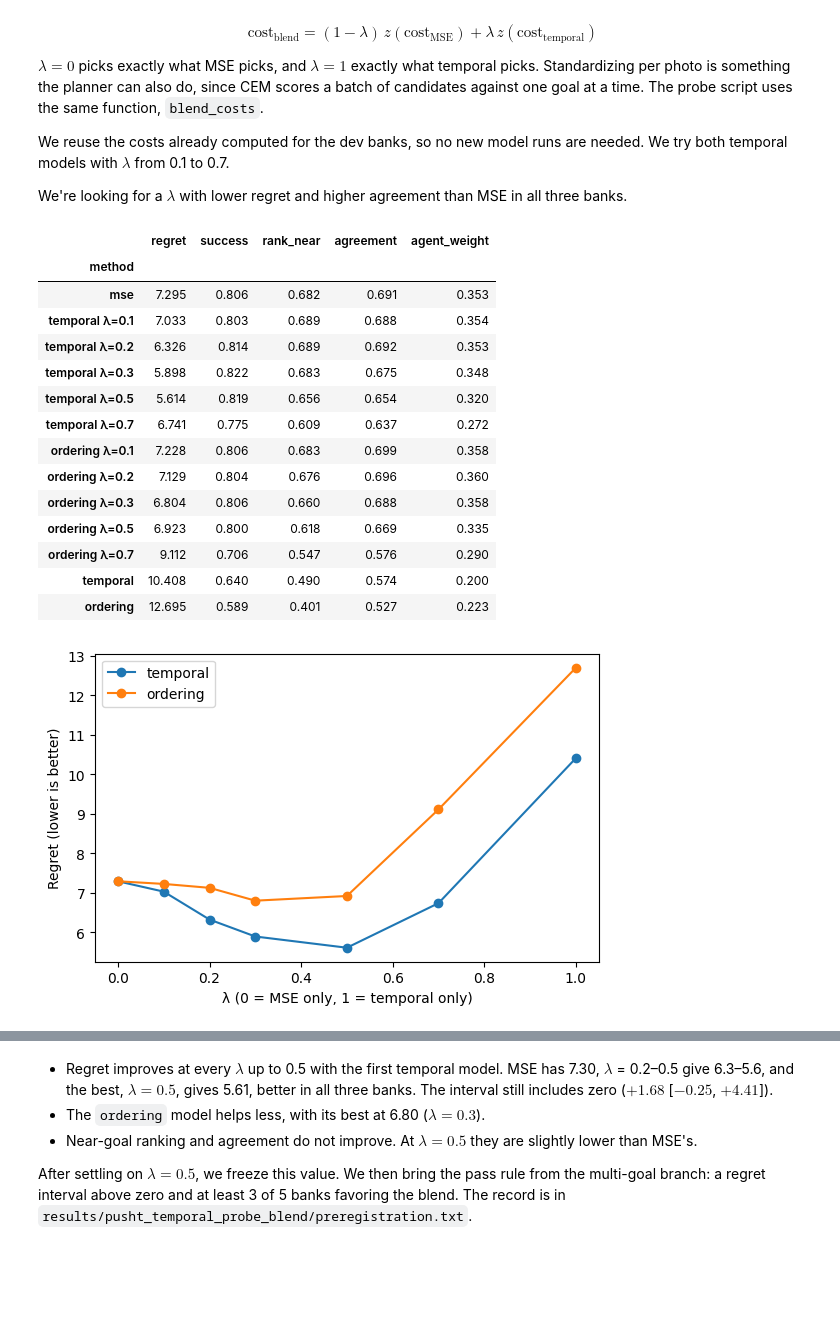
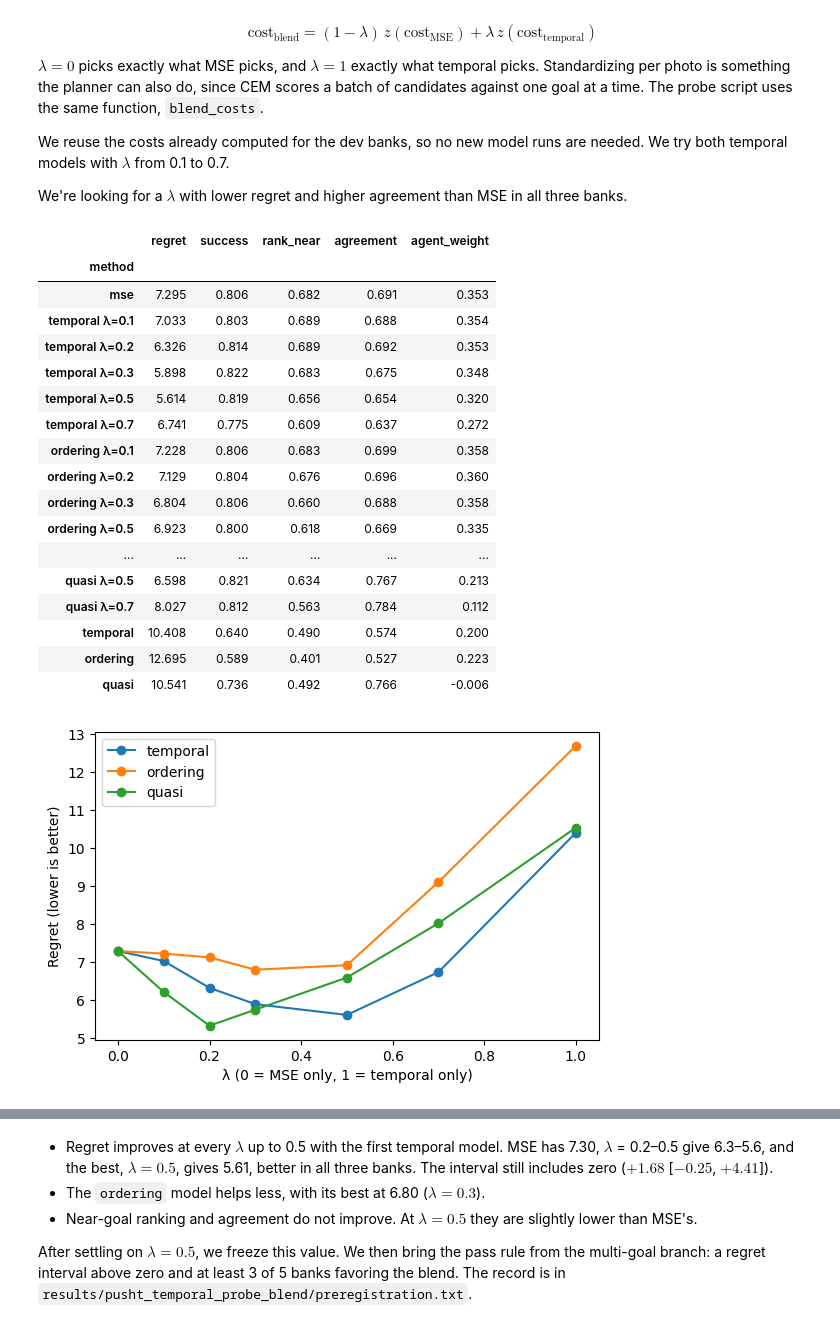
Before and after one commit to AmadeoDeLaVega/JEPA-Planning, a Jupyter notebook: code/debug/temporal_cost.ipynb, the cells around one changed output, grey strips where cells are left out. Saved outputs shown, nothing was run; the diff lists cells and outputs as text; code cells hidden in the pictures; blank space fills up the shorter version.

```diff
--- a/code/debug/temporal_cost.ipynb
+++ b/code/debug/temporal_cost.ipynb
@@ -51,6 +51,7 @@ from experiments.run_pusht_multi_goal_probe import _render_states, generate_acti
 from experiments.run_pusht_temporal_probe import load_cost, mse_costs, temporal_costs
 from experiments.summarize_pusht_multi_goal import hierarchical_interval
 from experiments.train_pusht_temporal_cost import strided_frames
+from experiments.train_pusht_quasimetric_cost import build_cost
 from jepa_planning.model import load_world_model
 from jepa_planning.pusht_multi_goal import encode_observations, physical_errors, state_from
 from jepa_planning.temporal_cost import photo_agreement
@@ -58,16 +59,22 @@ from jepa_planning.temporal_cost import photo_agreement
 DEV_BANKS = [20261301, 20261302, 20261303]
 COST_PATH = ROOT / "results/pusht_temporal_cost/seed_20261201/temporal_cost.pt"
 ORDERING_PATH = ROOT / "results/pusht_temporal_cost/ordering_seed_20261201/temporal_cost.pt"  # step 8
+QUASI_PATH = ROOT / "results/pusht_quasimetric_cost/seed_20261201/quasimetric_cost.pt"  # minimum-step cost
 device = torch.device("cuda")
 
 model = load_world_model("pusht", "cuda").requires_grad_(False).eval()
 cost = load_cost(COST_PATH, device)
 ordering_cost = load_cost(ORDERING_PATH, device)
+quasi_saved = torch.load(QUASI_PATH, map_location=device, weights_only=True)
+quasi_cost = build_cost(quasi_saved["config"]).to(device)
+quasi_cost.load_state_dict(quasi_saved["state_dict"])
+quasi_cost.eval()
 train_config = torch.load(COST_PATH, map_location="cpu", weights_only=True)["config"]
 METHODS = {
     "mse": mse_costs,
     "temporal": lambda x, g: temporal_costs(cost, x, g),
     "ordering": lambda x, g: temporal_costs(ordering_cost, x, g),  # only used from step 8 on
+    "quasi": lambda x, g: temporal_costs(quasi_cost, x, g),  # quasimetric (minimum-step) cost
 }
 # %% [markdown]
 ## What one probe task looks like
@@ -523,11 +554,11 @@ $z(\cdot)$ here denotes normalize (z-score). That puts MSE and temporal on the s
 
 The example below shows the raw data behind one such fit.
 # %%
-figure, axes = plt.subplots(2, 2, figsize=(9, 6.5), sharex="col")
+figure, axes = plt.subplots(3, 2, figsize=(9, 9.5), sharex="col")
 poses, agents, goal_pose = example["poses"], example["agents"], example["goal_pose"]
 t_err = physical_errors(poses, goal_pose)[2]
 agent_distance = np.linalg.norm(agents - example["photo_agents"]["random_agent"][0], axis=1)
-for row, method in enumerate(("mse", "temporal")):
+for row, method in enumerate(("mse", "temporal", "quasi")):
     costs = example["costs"]["predicted", "random_agent", method][:, 0]
     fit = grade_photo(costs, poses, agents, goal_pose, example["photo_agents"]["random_agent"][0])
     axes[row, 0].scatter(t_err, costs, s=14)
@@ -535,8 +566,8 @@ for row, method in enumerate(("mse", "temporal")):
     axes[row, 0].set_ylabel(f"{method} cost")
     axes[row, 0].set_title(f"{method}: t_weight {fit['t_weight']:.2f}, r2 {fit['r2']:.2f}", fontsize=10)
     axes[row, 1].set_title(f"{method}: agent_weight {fit['agent_weight']:.2f}", fontsize=10)
-axes[1, 0].set_xlabel("T error")
-axes[1, 1].set_xlabel("Agent distance to photo's agent")
+axes[2, 0].set_xlabel("T error")
+axes[2, 1].set_xlabel("Agent distance to photo's agent")
 plt.tight_layout()
 plt.show()
 # %% [output]
@@ -710,7 +762,7 @@ for block in branch_scenes:
 branches = pd.DataFrame(branch_rows)
 print(f"{branches.task.nunique() * len(branch_scenes)} branch tasks over {len(branch_scenes)} scenes, 100 candidates each")
 display(branches.groupby("method")[["regret", "rank_all", "rank_near"]].mean().T.round(3))
-for method in ("temporal", "ordering"):
-    display(compare(["regret", "rank_all", "rank_near"], method=method, baseline="mse", data=branches))
+display(compare_methods(["regret", "rank_all", "rank_near"], methods=("temporal", "ordering", "quasi"), data=branches))
+display(compare(["regret", "rank_all", "rank_near"], method="quasi", baseline="temporal", data=branches))
 # %% [output]
 216 branch tasks over 8 scenes, 100 candidates each
@@ -777,50 +835,54 @@ We're looking for a $\lambda$ with lower regret and higher agreement than MSE in
 from jepa_planning.temporal_cost import blend_costs
 
 LAMBDAS = [0.1, 0.2, 0.3, 0.5, 0.7]
+LEARNED = ("temporal", "ordering", "quasi")
 blend_rows = []
 for task in tasks:
     mse = task["costs"]["predicted", "random_agent", "mse"]
     options = {"mse": mse} | {
         f"{learned} λ={weight}": blend_costs(mse, task["costs"]["predicted", "random_agent", learned], weight)
-        for learned in ("temporal", "ordering")
+        for learned in LEARNED
         for weight in LAMBDAS
-    } | {learned: task["costs"]["predicted", "random_agent", learned] for learned in ("temporal", "ordering")}
+    } | {learned: task["costs"]["predicted", "random_agent", learned] for learned in LEARNED}
     for method, costs in options.items():
         graded = [
             grade_photo(costs[:, k], task["poses"], task["agents"], task["goal_pose"], task["photo_agents"]["random_agent"][k])
             for k in range(costs.shape[1])
         ]
         row = pd.DataFrame(graded).mean().to_dict()
         blend_rows.append({"seed": task["seed"], "task": task["task"], "method": method, "agreement": photo_agreement(costs), **row})
 blends = pd.DataFrame(blend_rows)
 
-order = ["mse"] + [f"{learned} λ={weight}" for learned in ("temporal", "ordering") for weight in LAMBDAS] + ["temporal", "ordering"]
+order = ["mse"] + [f"{learned} λ={weight}" for learned in LEARNED for weight in LAMBDAS] + list(LEARNED)
 display(blends.groupby("method")[["regret", "success", "rank_near", "agreement", "agent_weight"]].mean().loc[order].round(3))
 
 figure, axis = plt.subplots(figsize=(6.5, 4))
-for learned in ("temporal", "ordering"):
+for learned in LEARNED:
     names = ["mse"] + [f"{learned} λ={weight}" for weight in LAMBDAS] + [learned]
     axis.plot([0] + LAMBDAS + [1], [blends[blends.method == name].regret.mean() for name in names], marker="o", label=learned)
 axis.set_xlabel("λ (0 = MSE only, 1 = temporal only)")
 axis.set_ylabel("Regret (lower is better)")
 axis.legend()
 plt.show()
 # %% [output]
 |  | regret | success | rank_near | agreement | agent_weight |
 | method |  |  |  |  |  |
 | mse | 7.295 | 0.806 | 0.682 | 0.691 | 0.353 |
 | temporal λ=0.1 | 7.033 | 0.803 | 0.689 | 0.688 | 0.354 |
 | temporal λ=0.2 | 6.326 | 0.814 | 0.689 | 0.692 | 0.353 |
 | temporal λ=0.3 | 5.898 | 0.822 | 0.683 | 0.675 | 0.348 |
 | temporal λ=0.5 | 5.614 | 0.819 | 0.656 | 0.654 | 0.320 |
 | temporal λ=0.7 | 6.741 | 0.775 | 0.609 | 0.637 | 0.272 |
 | ordering λ=0.1 | 7.228 | 0.806 | 0.683 | 0.699 | 0.358 |
 | ordering λ=0.2 | 7.129 | 0.804 | 0.676 | 0.696 | 0.360 |
 | ordering λ=0.3 | 6.804 | 0.806 | 0.660 | 0.688 | 0.358 |
 | ordering λ=0.5 | 6.923 | 0.800 | 0.618 | 0.669 | 0.335 |
-| ordering λ=0.7 | 9.112 | 0.706 | 0.547 | 0.576 | 0.290 |
+| ... | ... | ... | ... | ... | ... |
+| quasi λ=0.5 | 6.598 | 0.821 | 0.634 | 0.767 | 0.213 |
+| quasi λ=0.7 | 8.027 | 0.812 | 0.563 | 0.784 | 0.112 |
 | temporal | 10.408 | 0.640 | 0.490 | 0.574 | 0.200 |
 | ordering | 12.695 | 0.589 | 0.401 | 0.527 | 0.223 |
+| quasi | 10.541 | 0.736 | 0.492 | 0.766 | -0.006 |
-[figure, old version]
+[figure, new version]
 # %%
 
```
Also changed, not shown: parts of 11 cells of this notebook.
